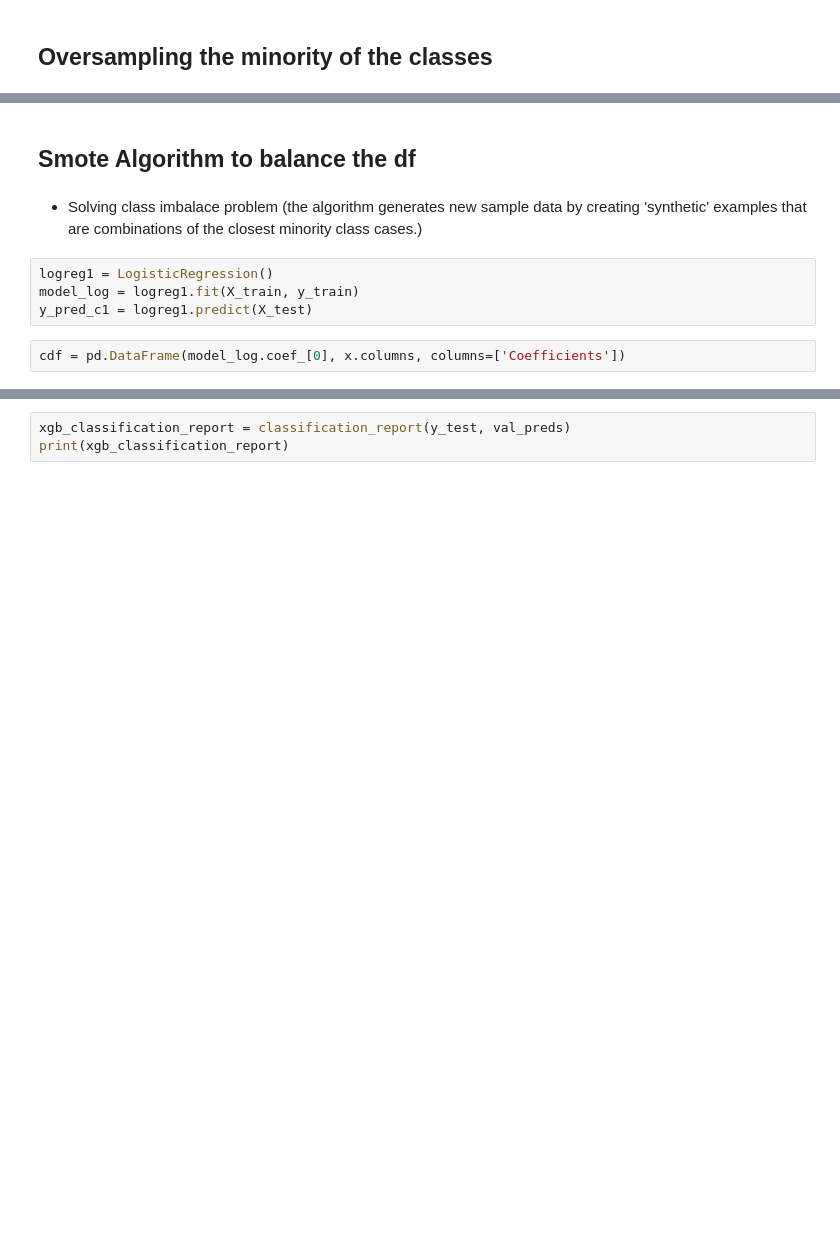
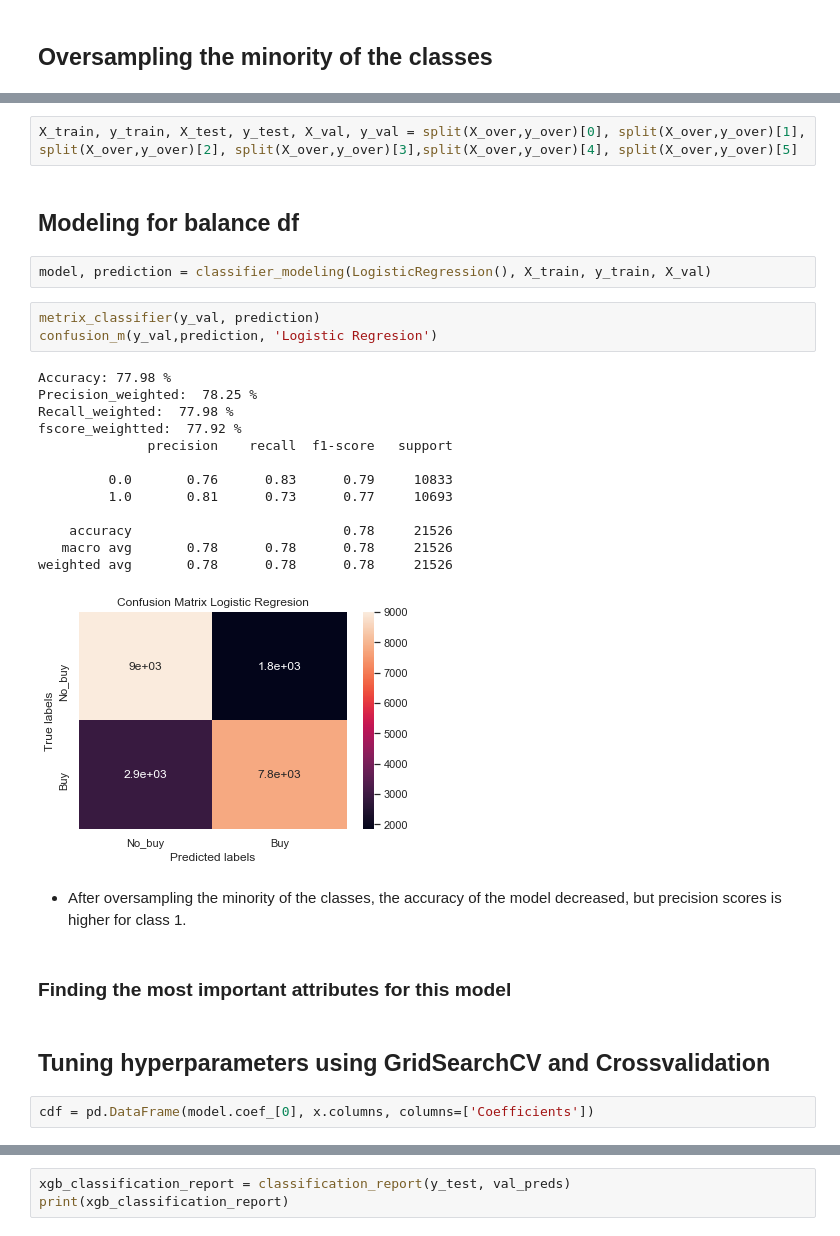
Before and after one commit to Cristinamulas/predicting-behavior-of-new-costumers-based-on-cookies-data, a Jupyter notebook: second_book_tuesday 409PM.ipynb, the cells around one changed output, grey strips where cells are left out. Drawn from its saved outputs; the diff is of its cells as text; blank space fills up the shorter version.

```diff
--- a/second_book_tuesday 409PM.ipynb
+++ b/second_book_tuesday 409PM.ipynb
@@ -325,13 +361,34 @@ X_train, X_test, y_train, y_test = train_test_split( X_over , y_over, test_size=
+# %%
+X_train, y_train, X_test, y_test, X_val, y_val = split(X_over,y_over)[0], split(X_over,y_over)[1], split(X_over,y_over)[2], split(X_over,y_over)[3],split(X_over,y_over)[4], split(X_over,y_over)[5]
 # %% [markdown]
-## Smote Algorithm to balance the df
+## Modeling for balance df
-# %% [markdown]
-- Solving class imbalace problem (the algorithm generates new sample data by creating 'synthetic' examples that are combinations of the closest minority class cases.)
-# %%
-logreg1 = LogisticRegression()
-model_log = logreg1.fit(X_train, y_train)
-y_pred_c1 = logreg1.predict(X_test)
+# %%
+model, prediction = classifier_modeling(LogisticRegression(), X_train, y_train, X_val)
+# %%
+metrix_classifier(y_val, prediction)
+confusion_m(y_val,prediction, 'Logistic Regresion')
+# %% [output]
+Accuracy: 77.98 %
+Precision_weighted:  78.25 %
+Recall_weighted:  77.98 %
+fscore_weightted:  77.92 %
+              precision    recall  f1-score   support
+
+         0.0       0.76      0.83      0.79     10833
+         1.0       0.81      0.73      0.77     10693
+
+    accuracy                           0.78     21526
+   macro avg       0.78      0.78      0.78     21526
+weighted avg       0.78      0.78      0.78     21526
+[figure, added]
+# %% [markdown]
+- After oversampling the minority of the classes, the accuracy of the model decreased, but precision scores is higher for class 1.
+# %% [markdown]
+### Finding the most important attributes for this model
+# %% [markdown]
+## Tuning hyperparameters using GridSearchCV and Crossvalidation
 # %%
-cdf = pd.DataFrame(model_log.coef_[0], x.columns, columns=['Coefficients'])
+cdf = pd.DataFrame(model.coef_[0], x.columns, columns=['Coefficients'])
 # %%
 cdf['Coefficients'].sort_values(ascending = False)
 # %% [output]
```
Also changed, not shown: parts of 34 cells of this notebook, 1 other file.
